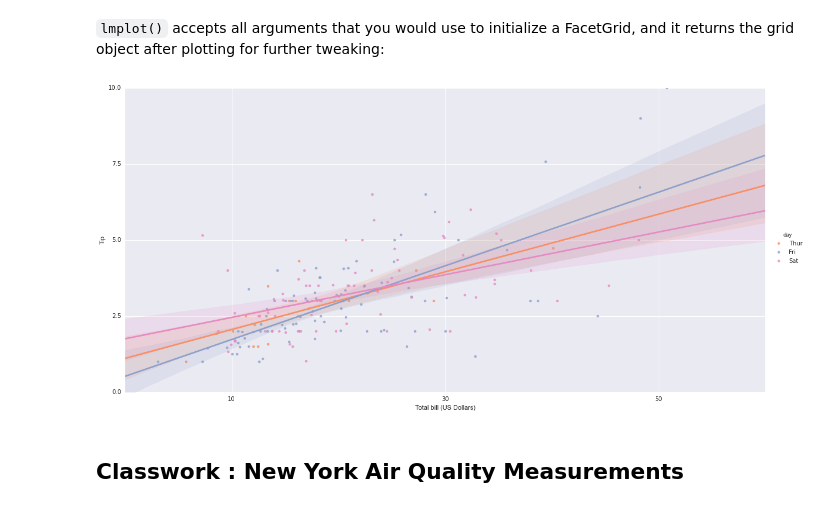
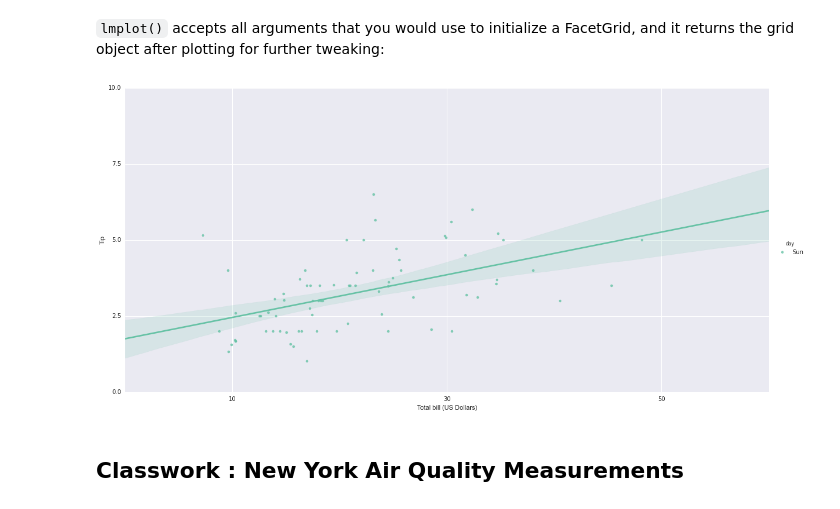
Before and after one commit to kinsenlee/DS_HK_5, a Jupyter notebook: notebooks/04 - Exploratory Data Analysis.ipynb, the cells around one changed output. Cells and saved outputs as stored; diff of their text form; code cells hidden in the pictures.

```diff
--- a/notebooks/04 - Exploratory Data Analysis.ipynb
+++ b/notebooks/04 - Exploratory Data Analysis.ipynb
@@ -946,3 +1001,5 @@ sns.lmplot("totbill", "tip", tips, col="smoker")
 [figure]
 # %% [markdown]
 `lmplot()` accepts all arguments that you would use to initialize a FacetGrid, and it returns the grid object after plotting for further tweaking:
+# %%
+sun_tips = tips[tips['day'] == 'Sun']
@@ -949,10 +1008,12 @@ sns.lmplot("totbill", "tip", tips, col="smoker")
 # %%
-g = sns.lmplot("totbill", "tip", tips, hue="day", palette="Set2",
-               hue_order=["Thur", "Fri", "Sat", "Sun"], size=8, aspect=2)
+g = sns.lmplot("totbill", "tip", sun_tips, hue="day", palette="Set2",
+               hue_order=["Sun"], size=8, aspect=2)
+
 g.set_axis_labels("Total bill (US Dollars)", "Tip");
+
 g.set(xticks=[10, 30, 50], ylim=(0, 10), yticks=[0, 2.5, 5, 7.5, 10]);
 # %% [output]
-[figure, old version]
+[figure, new version]
 # %% [markdown]
 ## Classwork : New York Air Quality Measurements
 # %% [markdown]
```
Also changed, not shown: parts of 28 cells of this notebook.
